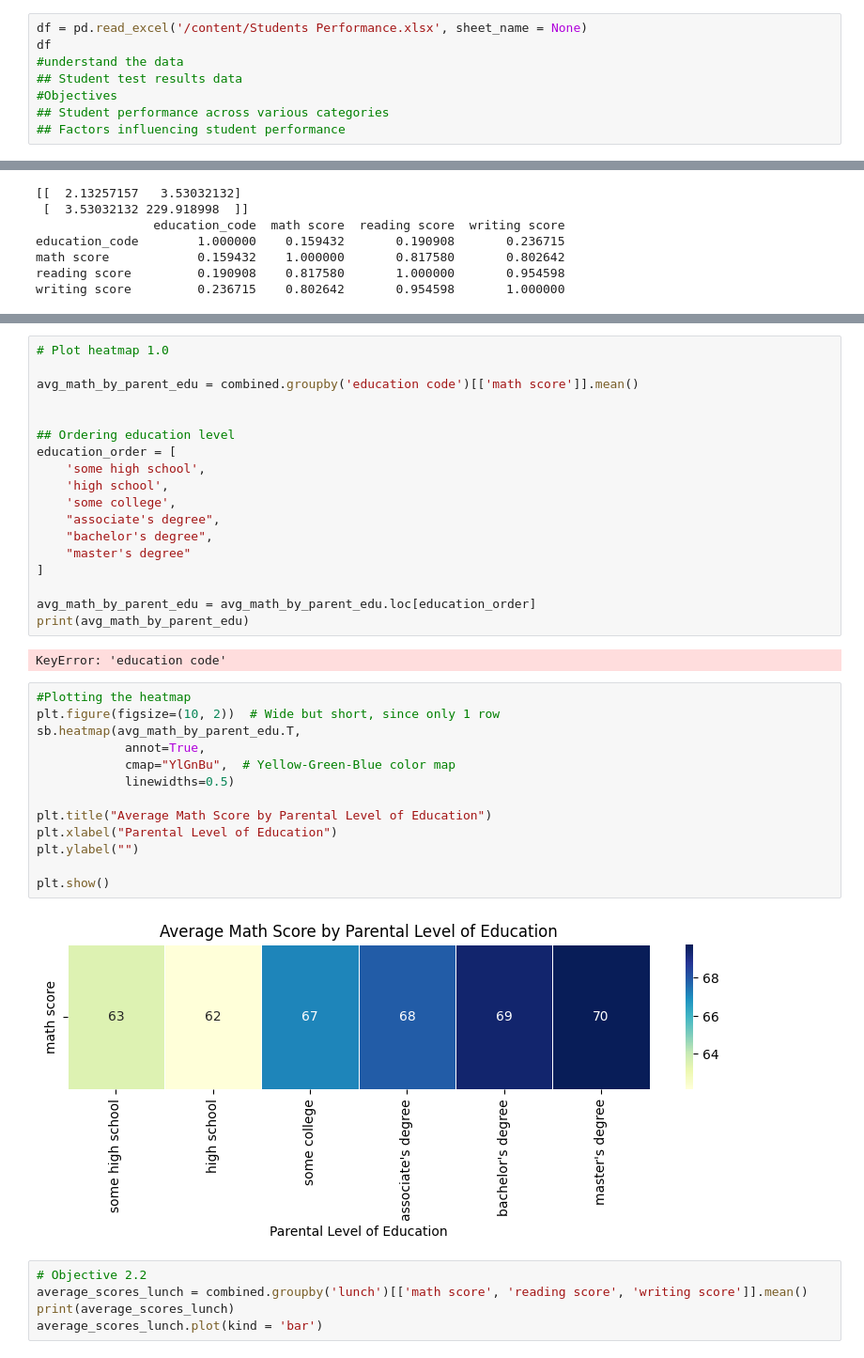
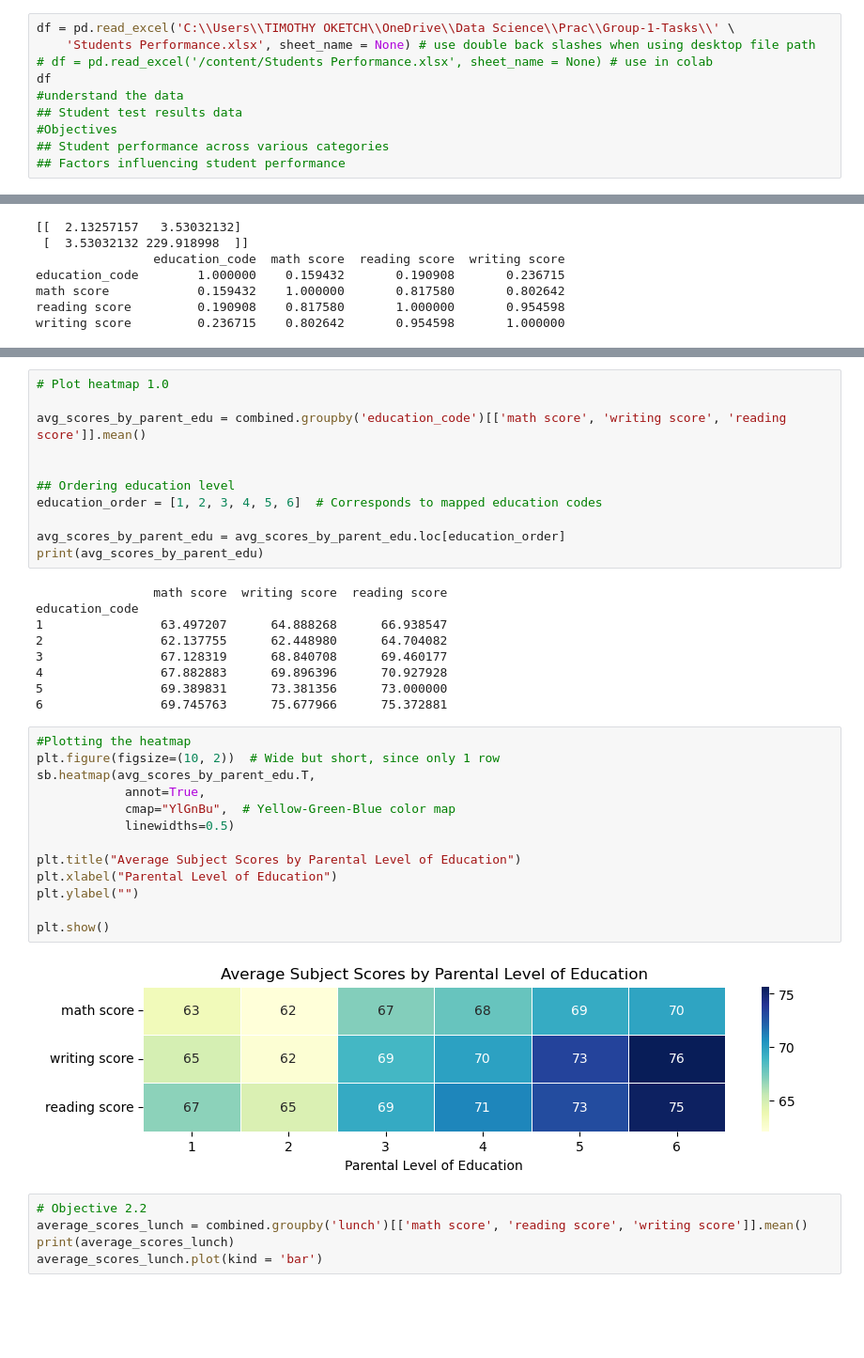
Before and after one commit to timothy-87/Group-1-Tasks, a Jupyter notebook: student_performance.ipynb, the cells around one changed output, grey strips where cells are left out. Shown at 94% size. Drawn from its saved outputs; the diff is of its cells as text; blank space fills up the shorter version.

Commit message:
student performance analysis

```diff
--- a/student_performance.ipynb
+++ b/student_performance.ipynb
@@ -6,7 +6,9 @@ import numpy  as np
 import matplotlib.pyplot as plt
 import seaborn as sb
 # %%
-df = pd.read_excel('/content/Students Performance.xlsx', sheet_name = None)
+df = pd.read_excel('C:\\Users\\TIMOTHY OKETCH\\OneDrive\\Data Science\\Prac\\Group-1-Tasks\\' \
+    'Students Performance.xlsx', sheet_name = None) # use double back slashes when using desktop file path
+# df = pd.read_excel('/content/Students Performance.xlsx', sheet_name = None) # use in colab
 df
 #understand the data
 ## Student test results data
@@ -175,38 +177,38 @@ plt.show()
-# %%
-# Plot heatmap 1.0
-
-avg_math_by_parent_edu = combined.groupby('education code')[['math score']].mean()
-
-
-## Ordering education level
-education_order = [
-    'some high school',
-    'high school',
-    'some college',
-    "associate's degree",
-    "bachelor's degree",
-    "master's degree"
-]
-
-avg_math_by_parent_edu = avg_math_by_parent_edu.loc[education_order]
-print(avg_math_by_parent_edu)
-# %% [output]
-KeyError: 'education code'
+# %%
+# Plot heatmap 1.0
+
+avg_scores_by_parent_edu = combined.groupby('education_code')[['math score', 'writing score', 'reading score']].mean()
+
+
+## Ordering education level
+education_order = [1, 2, 3, 4, 5, 6]  # Corresponds to mapped education codes
+
+avg_scores_by_parent_edu = avg_scores_by_parent_edu.loc[education_order]
+print(avg_scores_by_parent_edu)
+# %% [output]
+                math score  writing score  reading score
+education_code
+1                63.497207      64.888268      66.938547
+2                62.137755      62.448980      64.704082
+3                67.128319      68.840708      69.460177
+4                67.882883      69.896396      70.927928
+5                69.389831      73.381356      73.000000
+6                69.745763      75.677966      75.372881
 # %%
 #Plotting the heatmap
 plt.figure(figsize=(10, 2))  # Wide but short, since only 1 row
-sb.heatmap(avg_math_by_parent_edu.T,
+sb.heatmap(avg_scores_by_parent_edu.T,
             annot=True,
             cmap="YlGnBu",  # Yellow-Green-Blue color map
             linewidths=0.5)
 
-plt.title("Average Math Score by Parental Level of Education")
+plt.title("Average Subject Scores by Parental Level of Education")
 plt.xlabel("Parental Level of Education")
 plt.ylabel("")
 
 plt.show()
 # %% [output]
-[figure, old version]
+[figure, new version]
 # %%
 # Objective 2.2
 average_scores_lunch = combined.groupby('lunch')[['math score', 'reading score', 'writing score']].mean()
```
Also changed, not shown: parts of 5 cells of this notebook, 1 other file.
